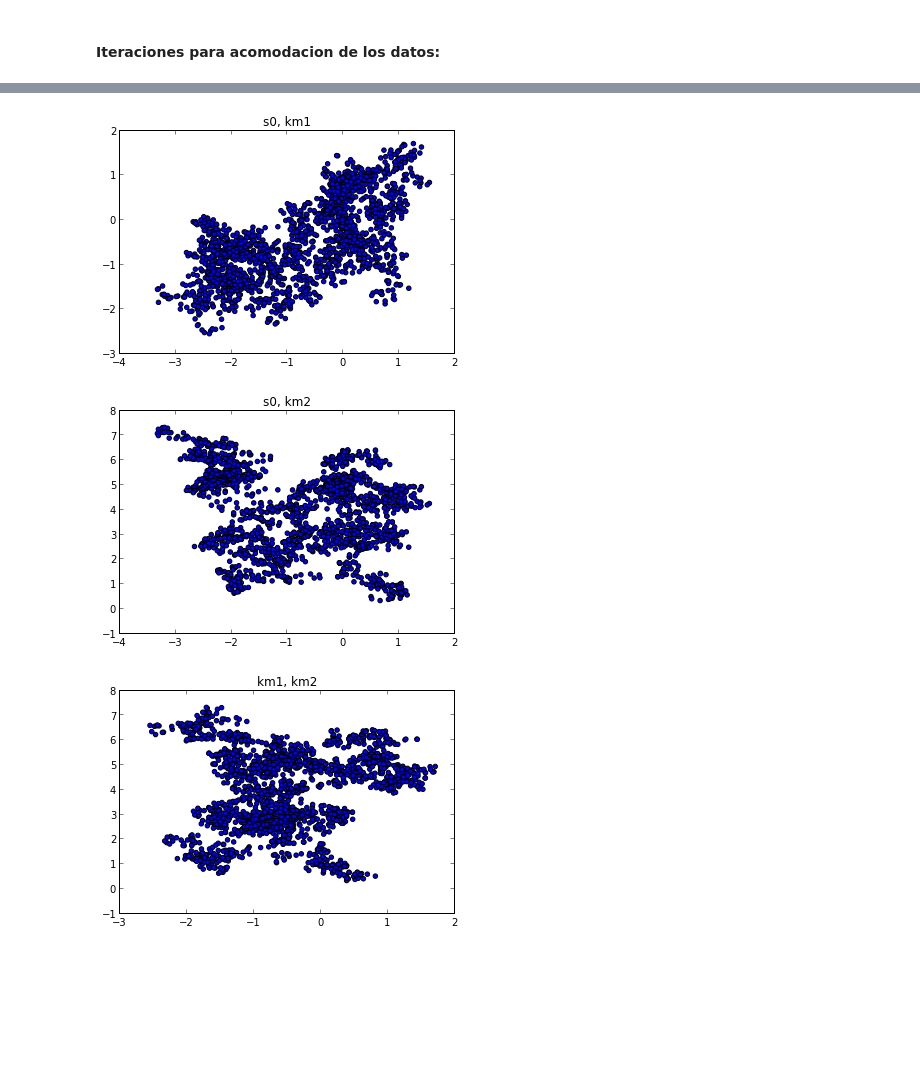
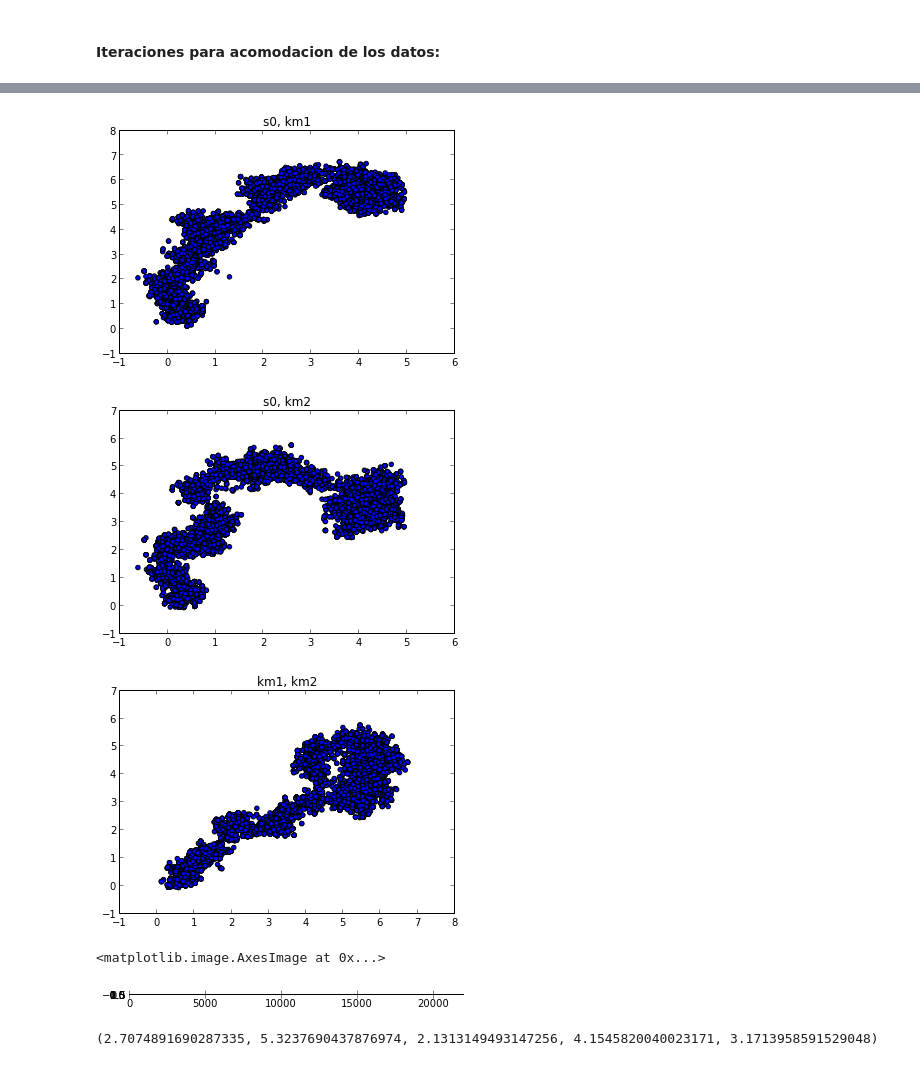
Before and after one commit to HalbardHobby/FisicaComputacional, a Jupyter notebook: Tarea8/TryDis.ipynb, the cells around one changed output, grey strips where cells are left out. Cells and saved outputs as stored; diff of their text form; code cells hidden in the pictures; blank space fills up the shorter version.

```diff
--- a/Tarea8/TryDis.ipynb
+++ b/Tarea8/TryDis.ipynb
@@ -8,9 +8,19 @@ For more information, type 'help(pylab)'.
 Cargar los datos y posicionarlos en columnas de tiempo y posicion. ($t, p$)
 # %%
 data = loadtxt("dimer_observations.dat")
-t = data[:,0]
-p = data[:,1]
-numData=shape(data)[0]
+t0 = data[:,0]
+p0 = data[:,1]
+
+numData0=shape(data)[0]
+p=[]
+t=[]
+for i in range(3,numData0):
+    t=np.append(t,t0[i])
+    p=np.append(p,p0[i])
+
+numData=shape(p)[0]
+
+
 
 ##################
 #Necesario??
@@ -40,7 +50,7 @@ def p_prime(p,t,alpha,beta,s0,km1,km2):
 
 
 #pasos del RungeKutta
-h=0.005
+h=0.1
 n_punt=int(((t[-1]-t[0])+h)/h)
 print n_punt
 # %% [output]
@@ -137,7 +147,7 @@ s0_walk = np.append(s0_walk,ini)
 # %% [markdown]
 #### Iteraciones para acomodacion de los datos:
 # %%
-n_iterations = 2000 #Numero de iteraciones al metodo a realizar
+n_iterations = 20000 #Numero de iteraciones al metodo a realizar
 
 for i in range(n_iterations):
 
@@ -157,13 +167,14 @@ for i in range(n_iterations):
 #Verifica si se aleja o se acerca del anterior dato y agrega el
 #mejor en diferentes arrays segun la constante
 
-    psi = buscado(y_prime)/buscado(y_init)
+    psi = exp(-buscado(y_prime)+buscado(y_init))
     if(psi>=1.0):
         alpha_walk  = np.append(alpha_walk,alpha_prime)
         beta_walk  = np.append(beta_walk,beta_prime)
         s0_walk  = np.append(s0_walk,s0_prime)
         km1_walk  = np.append(km1_walk,km1_prime)
         km2_walk  = np.append(km2_walk,km2_prime)
+        chi_2=np.append(chi_2,buscado(y_prime))
     else:
         phi = random.random()
         if(phi<=psi):
@@ -172,12 +183,14 @@ for i in range(n_iterations):
             s0_walk = np.append(s0_walk,s0_prime)
             km1_walk = np.append(km1_walk,km1_prime)
             km2_walk = np.append(km2_walk,km2_prime)
+            chi_2=np.append(chi_2,buscado(y_prime))
         else:
             alpha_walk = np.append(alpha_walk,alpha_walk[i])
             beta_walk = np.append(beta_walk,beta_walk[i])
             s0_walk = np.append(s0_walk,s0_walk[i])
             km1_walk = np.append(km1_walk,km1_walk[i])
             km2_walk = np.append(km2_walk,km2_walk[i])
+            chi_2=np.append(chi_2,buscado(y_init))
 # %%
 title("alpha, beta")
 scatter(alpha_walk,beta_walk)
@@ -218,11 +231,23 @@ title("s0, km2")
 scatter(s0_walk, km2_walk)
 show()
 # %% [output]
-[figure, old version]
+[figure, new version]
-[figure, old version]
+[figure, new version]
 # %%
 title("km1, km2")
 scatter(km1_walk, km2_walk)
 show()
+imshow((km1_walk,km2_walk), interpolation='quadric')
 # %% [output]
-[figure, old version]
+[figure, new version]
+<matplotlib.image.AxesImage at 0x...>
+[figure, added]
+# %%
+ave_alpha=average(alpha_walk)
+ave_beta=average(beta_walk)
+ave_s0=average(s0_walk)
+ave_km1=average(km1_walk)
+ave_km2=average(km2_walk)
+print (ave_alpha,ave_beta,ave_s0,ave_km1,ave_km2)
+# %% [output]
+(2.7074891690287335, 5.3237690437876974, 2.1313149493147256, 4.1545820040023171, 3.1713958591529048)
```
Also changed, not shown: parts of 6 cells of this notebook.
